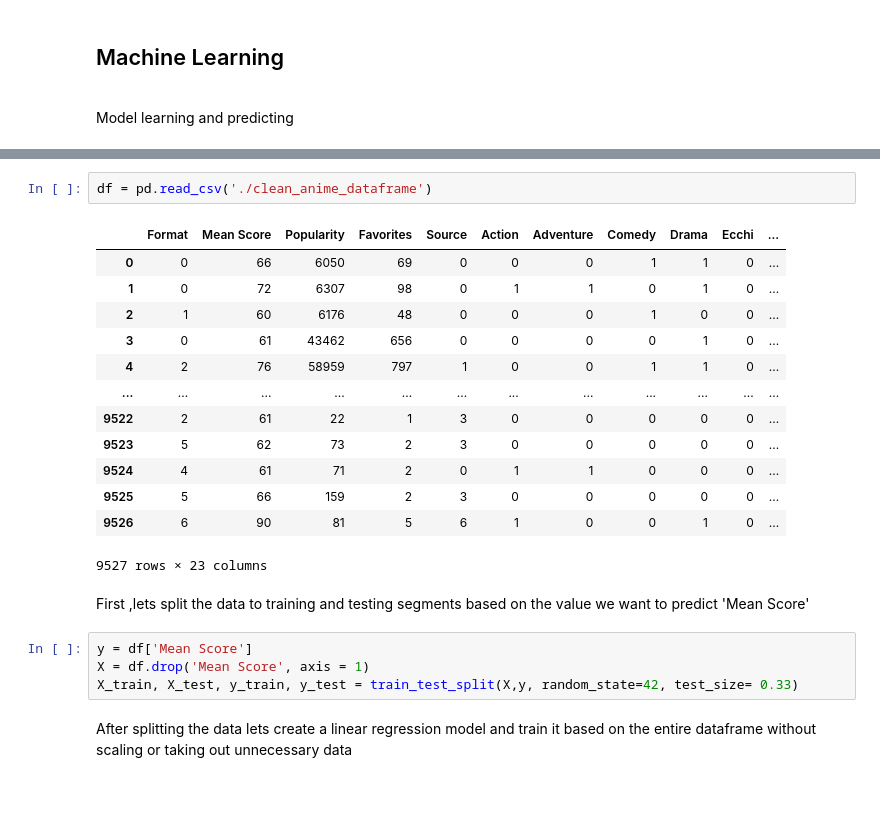
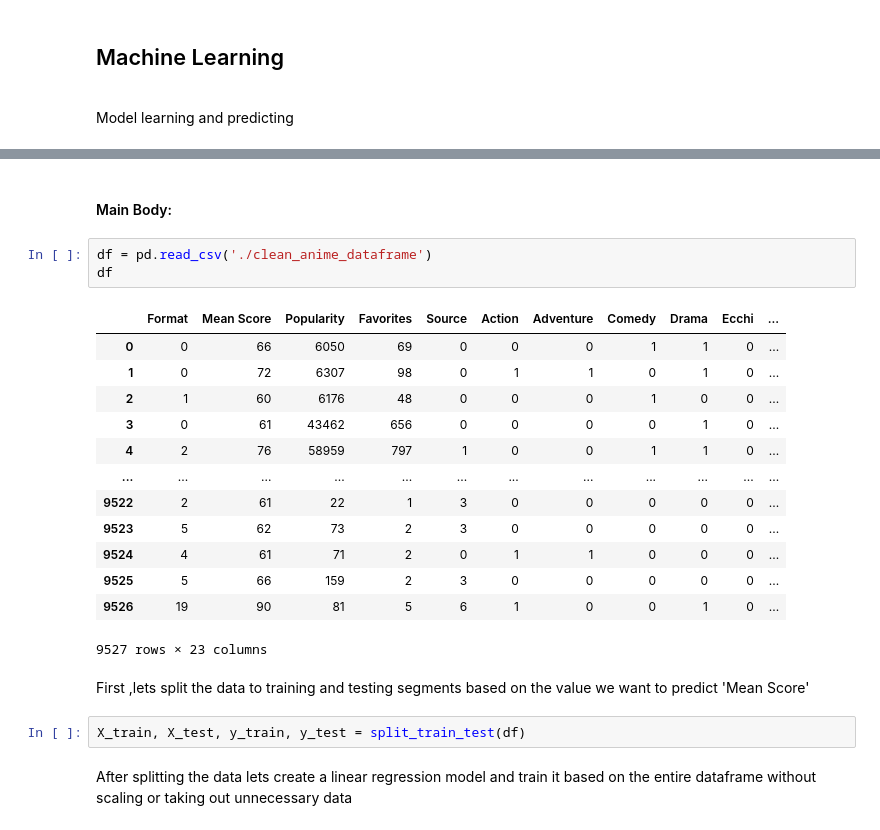
Before and after one commit to ItanMallul/DS_Proj, a Jupyter notebook: Machine_Learning.ipynb, the cells around one changed output, grey strips where cells are left out. Drawn from its saved outputs; the diff is of its cells as text; blank space fills up the shorter version.

```diff
--- a/Machine_Learning.ipynb
+++ b/Machine_Learning.ipynb
@@ -19,25 +61,26 @@ from matplotlib import pyplot as plt
+# %% [markdown]
+<h4>Main Body:</h4>
 # %%
 df = pd.read_csv('./clean_anime_dataframe')
+df
 # %% [output]
 |  | Format | Mean Score | Popularity | Favorites | Source | Action | Adventure | Comedy | Drama | Ecchi | ... |
 | 0 | 0 | 66 | 6050 | 69 | 0 | 0 | 0 | 1 | 1 | 0 | ... |
 | 1 | 0 | 72 | 6307 | 98 | 0 | 1 | 1 | 0 | 1 | 0 | ... |
 | 2 | 1 | 60 | 6176 | 48 | 0 | 0 | 0 | 1 | 0 | 0 | ... |
 | 3 | 0 | 61 | 43462 | 656 | 0 | 0 | 0 | 0 | 1 | 0 | ... |
 | 4 | 2 | 76 | 58959 | 797 | 1 | 0 | 0 | 1 | 1 | 0 | ... |
 | ... | ... | ... | ... | ... | ... | ... | ... | ... | ... | ... | ... |
 | 9522 | 2 | 61 | 22 | 1 | 3 | 0 | 0 | 0 | 0 | 0 | ... |
 | 9523 | 5 | 62 | 73 | 2 | 3 | 0 | 0 | 0 | 0 | 0 | ... |
 | 9524 | 4 | 61 | 71 | 2 | 0 | 1 | 1 | 0 | 0 | 0 | ... |
 | 9525 | 5 | 66 | 159 | 2 | 3 | 0 | 0 | 0 | 0 | 0 | ... |
-| 9526 | 6 | 90 | 81 | 5 | 6 | 1 | 0 | 0 | 1 | 0 | ... |
+| 9526 | 19 | 90 | 81 | 5 | 6 | 1 | 0 | 0 | 1 | 0 | ... |
 9527 rows × 23 columns
 # %% [markdown]
 <p>First ,lets split the data to training and testing segments based on the value we want to predict 'Mean Score'</p>
 # %%
-y = df['Mean Score']
-X = df.drop('Mean Score', axis = 1)
-X_train, X_test, y_train, y_test = train_test_split(X,y, random_state=42, test_size= 0.33)
+X_train, X_test, y_train, y_test = split_train_test(df)
 # %% [markdown]
 <p>After splitting the data lets create a linear regression model and train it based on the entire dataframe without scaling or taking out unnecessary data</p>
 # %%
```
Also changed, not shown: parts of 32 cells of this notebook, 2 other files.
